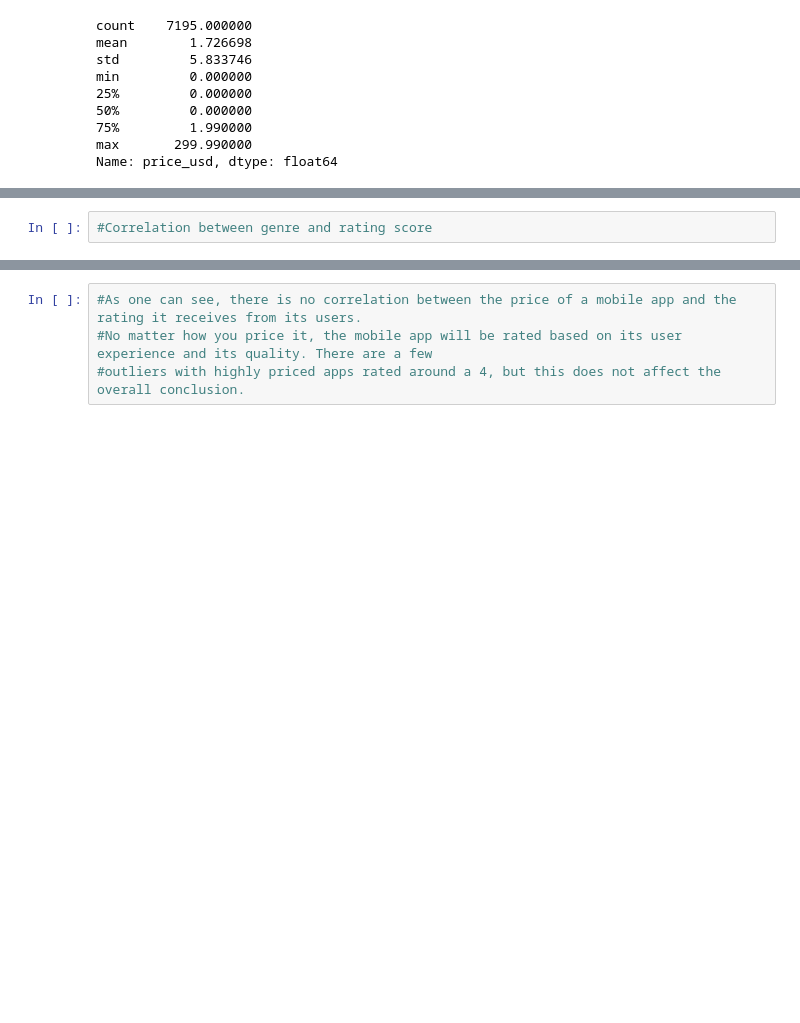
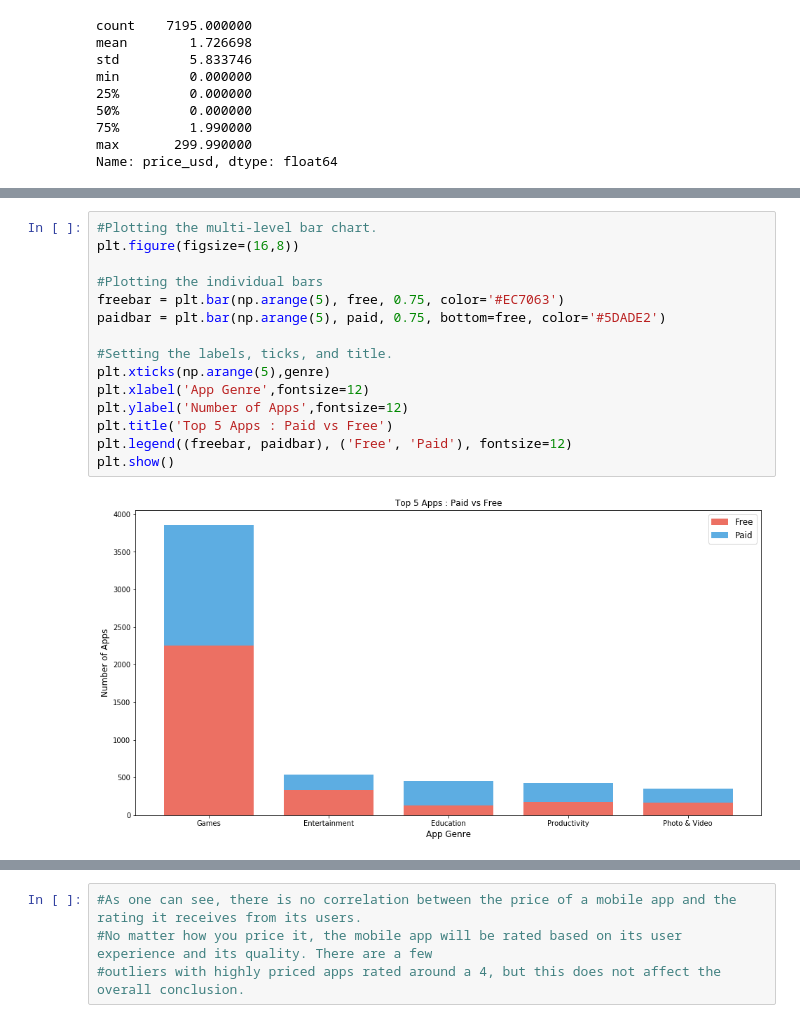
Before and after one commit to agchen92/AppleAppStore, a Jupyter notebook: AppleAppStore.ipynb, the cells around one changed output, grey strips where cells are left out. Drawn from its saved outputs; the diff is of its cells as text; blank space fills up the shorter version.

```diff
--- a/AppleAppStore.ipynb
+++ b/AppleAppStore.ipynb
@@ -447,2 +486,17 @@ IndexingError: Unalignable boolean Series provided as indexer (index of the bool
-# %%
-#Correlation between genre and rating score
+# %%
+#Plotting the multi-level bar chart.
+plt.figure(figsize=(16,8))
+
+#Plotting the individual bars
+freebar = plt.bar(np.arange(5), free, 0.75, color='#EC7063')
+paidbar = plt.bar(np.arange(5), paid, 0.75, bottom=free, color='#5DADE2')
+
+#Setting the labels, ticks, and title.
+plt.xticks(np.arange(5),genre)
+plt.xlabel('App Genre',fontsize=12)
+plt.ylabel('Number of Apps',fontsize=12)
+plt.title('Top 5 Apps : Paid vs Free')
+plt.legend((freebar, paidbar), ('Free', 'Paid'), fontsize=12)
+plt.show()
+# %% [output]
+[figure, added]
```
Also changed, not shown: parts of 9 cells of this notebook, 1 other file.
